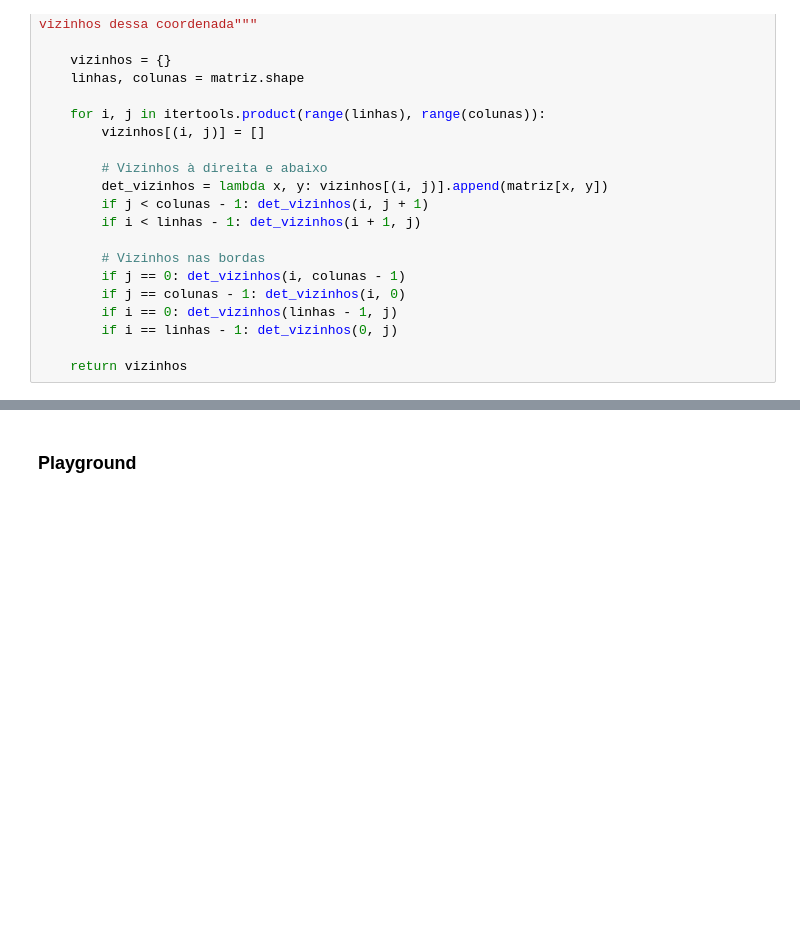
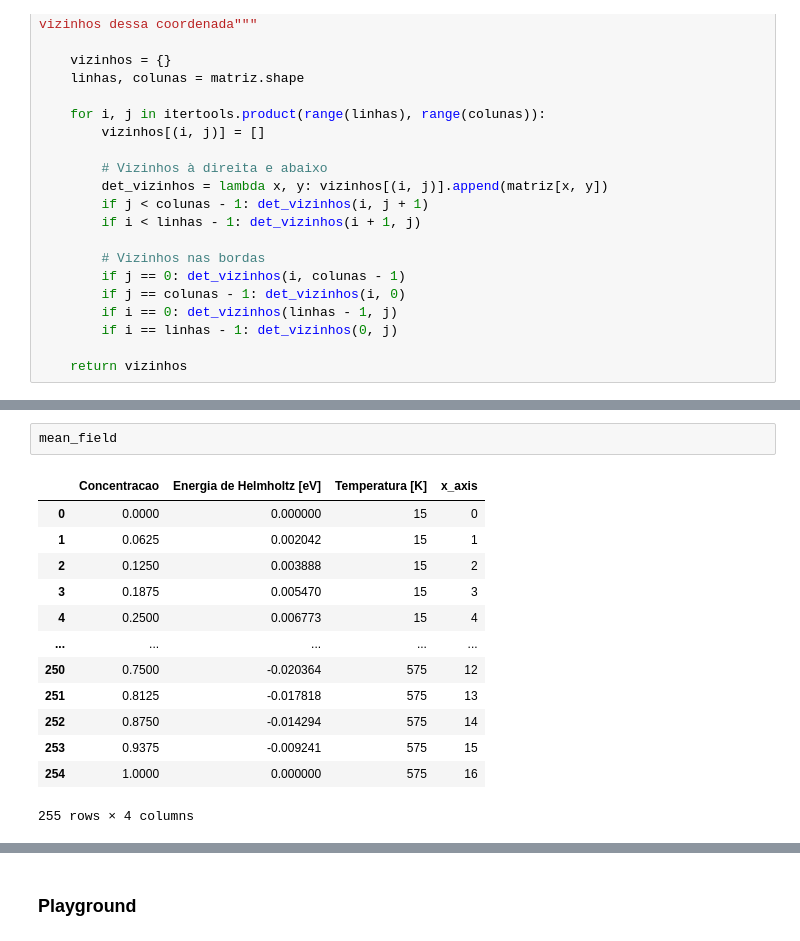
Before and after one commit to Gbeneti/ensemble_canonico, a Jupyter notebook: ensemble_canonico_mistura.ipynb, the cells around one changed output, grey strips where cells are left out. Saved outputs shown, nothing was run; the diff lists cells and outputs as text; blank space fills up the shorter version.

```diff
--- a/ensemble_canonico_mistura.ipynb
+++ b/ensemble_canonico_mistura.ipynb
@@ -334,0 +261,16 @@ def pappu(T, sigma):
+# %%
+mean_field
+# %% [output]
+|  | Concentracao | Energia de Helmholtz [eV] | Temperatura [K] | x_axis |
+| 0 | 0.0000 | 0.000000 | 15 | 0 |
+| 1 | 0.0625 | 0.002042 | 15 | 1 |
+| 2 | 0.1250 | 0.003888 | 15 | 2 |
+| 3 | 0.1875 | 0.005470 | 15 | 3 |
+| 4 | 0.2500 | 0.006773 | 15 | 4 |
+| ... | ... | ... | ... | ... |
+| 250 | 0.7500 | -0.020364 | 575 | 12 |
+| 251 | 0.8125 | -0.017818 | 575 | 13 |
+| 252 | 0.8750 | -0.014294 | 575 | 14 |
+| 253 | 0.9375 | -0.009241 | 575 | 15 |
+| 254 | 1.0000 | 0.000000 | 575 | 16 |
+255 rows × 4 columns
```
Also changed, not shown: parts of 25 cells of this notebook, 6 other files.
